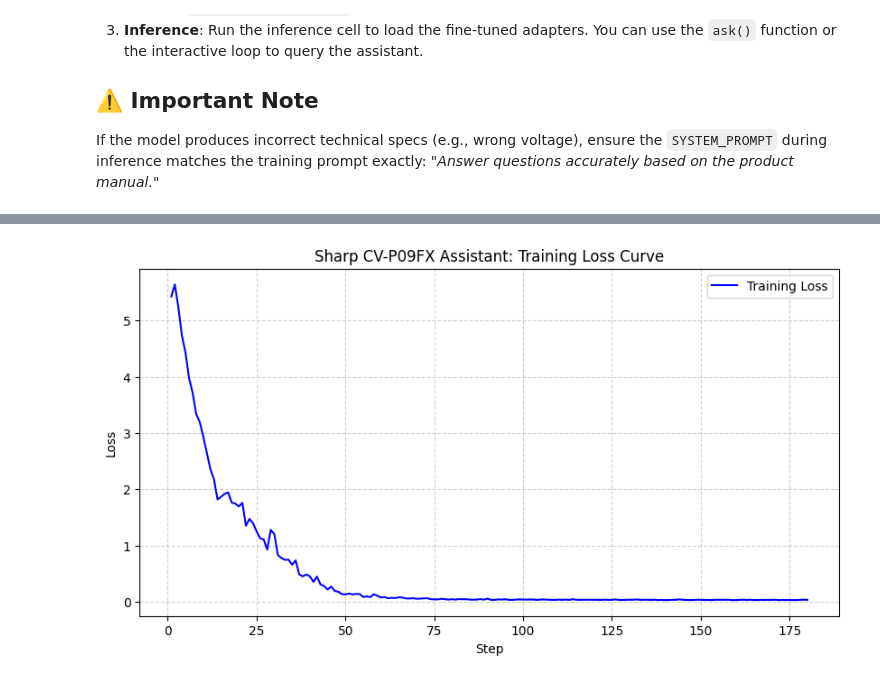
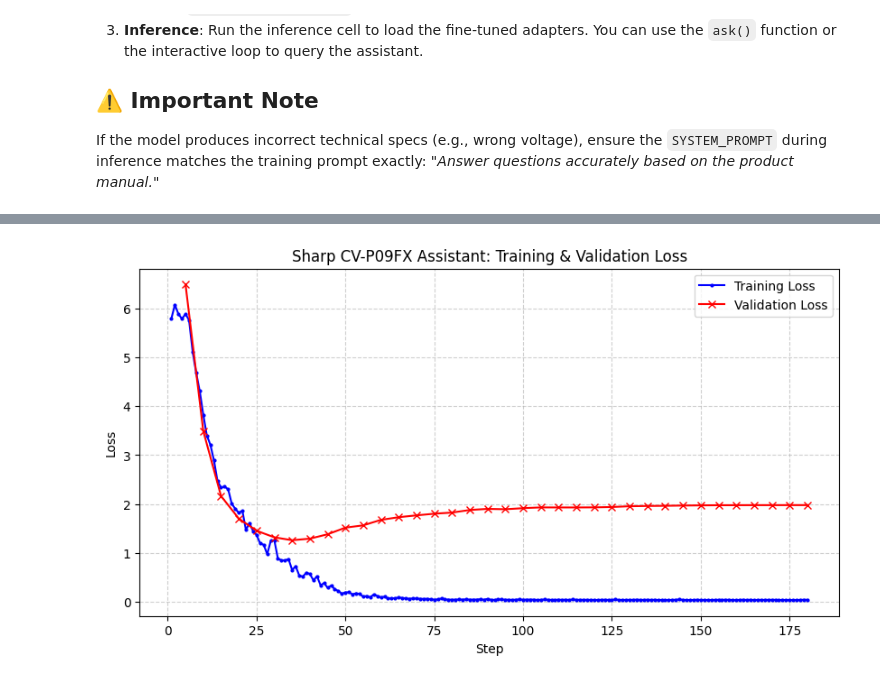
Before and after one commit to kakopappa/Fine-tuning-LFM2.5-350M-on-Sharp-CV-P09FX-AC-Manual, a Jupyter notebook: AC_Manual_Finetune.ipynb, the cells around one changed output, grey strips where cells are left out. Saved outputs shown, nothing was run; the diff lists cells and outputs as text; code cells hidden in the pictures.

```diff
--- a/AC_Manual_Finetune.ipynb
+++ b/AC_Manual_Finetune.ipynb
@@ -71,7 +71,9 @@ from trl import SFTTrainer, SFTConfig
 # 1. CONFIG
 # ──────────────────────────────────────────────
 MODEL_NAME      = "LiquidAI/LFM2.5-350M"
-DATASET_PATH    = "./sample_data/ac_manual_chatml.jsonl"
+DATASET_PATH    = "./ac_manual_chatml_tra.jsonl"
+VAL_DATASET_PATH   = "./ac_manual_chatml_val.jsonl"
+
 OUTPUT_DIR      = "./outputs"
 LORA_SAVE_DIR   = "./lfm25_350m_ac_lora"
 
@@ -83,10 +85,10 @@ LORA_DROPOUT    = 0.0
 RANDOM_STATE    = 3407
 
 # Training hyperparams
-NUM_EPOCHS                  = 30    # Increased epochs further for better memorization
+NUM_EPOCHS                  = 30
 PER_DEVICE_TRAIN_BATCH_SIZE = 2
 GRADIENT_ACCUMULATION_STEPS = 4
-LEARNING_RATE               = 2e-4  # Increased slightly to help 'unlearn' base weights
+LEARNING_RATE               = 2e-4
 WEIGHT_DECAY                = 0.01
 WARMUP_STEPS                = 10
 LR_SCHEDULER                = "cosine"
@@ -117,12 +119,14 @@ model = FastLanguageModel.get_peft_model(
 
 # 4. LOAD DATASET
 dataset = load_dataset("json", data_files = DATASET_PATH, split = "train")
+val_dataset = load_dataset("json", data_files = VAL_DATASET_PATH, split = "train")
 
 # 5. TRAINER
 trainer = SFTTrainer(
     model = model,
     tokenizer = tokenizer,
     train_dataset = dataset,
+    eval_dataset = val_dataset,
     dataset_text_field = "text",
     max_seq_length = MAX_SEQ_LENGTH,
     args = SFTConfig(
@@ -140,6 +144,13 @@ trainer = SFTTrainer(
         lr_scheduler_type = LR_SCHEDULER,
         seed = RANDOM_STATE,
         report_to = "none",
+        eval_strategy = "steps",      # Fixed: Added evaluation strategy
+        eval_steps = 5,
+        save_strategy = "steps",      # Added: Matches evaluation strategy
+        save_steps = 50,
+        per_device_eval_batch_size = 4,
+        load_best_model_at_end = True,
+        metric_for_best_model = "eval_loss",
     ),
 )
 
@@ -188,21 +194,28 @@ Done training.
 # %%
 import matplotlib.pyplot as plt
 
 # Extract logging history
 history = trainer.state.log_history
 
 # Filter for training loss entries
 train_loss = [x['loss'] for x in history if 'loss' in x]
-steps = [x['step'] for x in history if 'loss' in x]
+train_steps = [x['step'] for x in history if 'loss' in x]
 
-# Plotting the training loss
+# Filter for evaluation loss entries
+eval_loss = [x['eval_loss'] for x in history if 'eval_loss' in x]
+eval_steps = [x['step'] for x in history if 'eval_loss' in x]
+
+# Plotting the training and validation loss
 plt.figure(figsize=(10, 5))
-plt.plot(steps, train_loss, label='Training Loss', color='blue')
-plt.title('Sharp CV-P09FX Assistant: Training Loss Curve')
+plt.plot(train_steps, train_loss, label='Training Loss', color='blue', marker='o', markersize=2)
+if eval_loss:
+    plt.plot(eval_steps, eval_loss, label='Validation Loss', color='red', marker='x')
+
+plt.title('Sharp CV-P09FX Assistant: Training & Validation Loss')
 plt.xlabel('Step')
 plt.ylabel('Loss')
 plt.grid(True, linestyle='--', alpha=0.6)
 plt.legend()
 plt.show()
 # %% [output]
-[figure, old version]
+[figure, new version]
```
Also changed, not shown: parts of 7 cells of this notebook.
